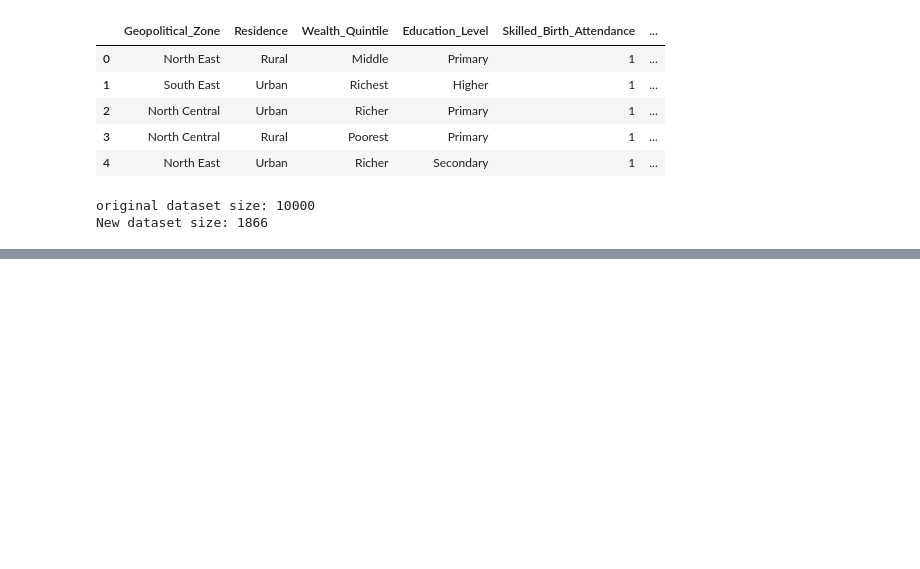
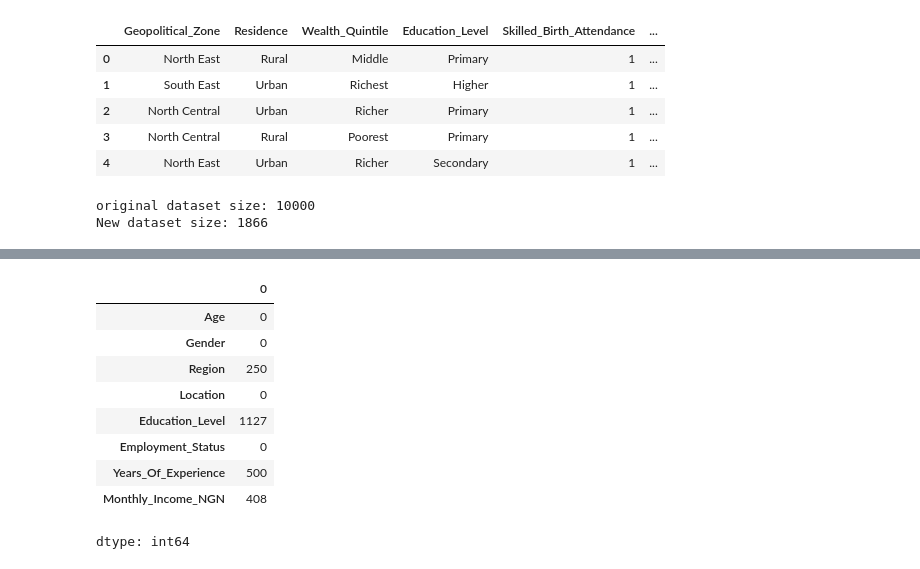
Before and after one commit to Grace-Awomokun/Wangling_Filtering_Aggregation_of_data, a Jupyter notebook: Wangling_Filtering_Aggregation_of_data.ipynb, the cells around one changed output, grey strips where cells are left out. Cells and saved outputs as stored; diff of their text form; code cells hidden in the pictures; blank space fills up the shorter version.

```diff
--- a/Wangling_Filtering_Aggregation_of_data.ipynb
+++ b/Wangling_Filtering_Aggregation_of_data.ipynb
@@ -34,0 +49,15 @@ New dataset size: 1866
+# %%
+# To check for missing values
+import pandas as pd
+unemployment_data.isnull().sum()
+# %% [output]
+|  | 0 |
+| Age | 0 |
+| Gender | 0 |
+| Region | 250 |
+| Location | 0 |
+| Education_Level | 1127 |
+| Employment_Status | 0 |
+| Years_Of_Experience | 500 |
+| Monthly_Income_NGN | 408 |
+dtype: int64
```
Also changed, not shown: parts of 7 cells of this notebook.
